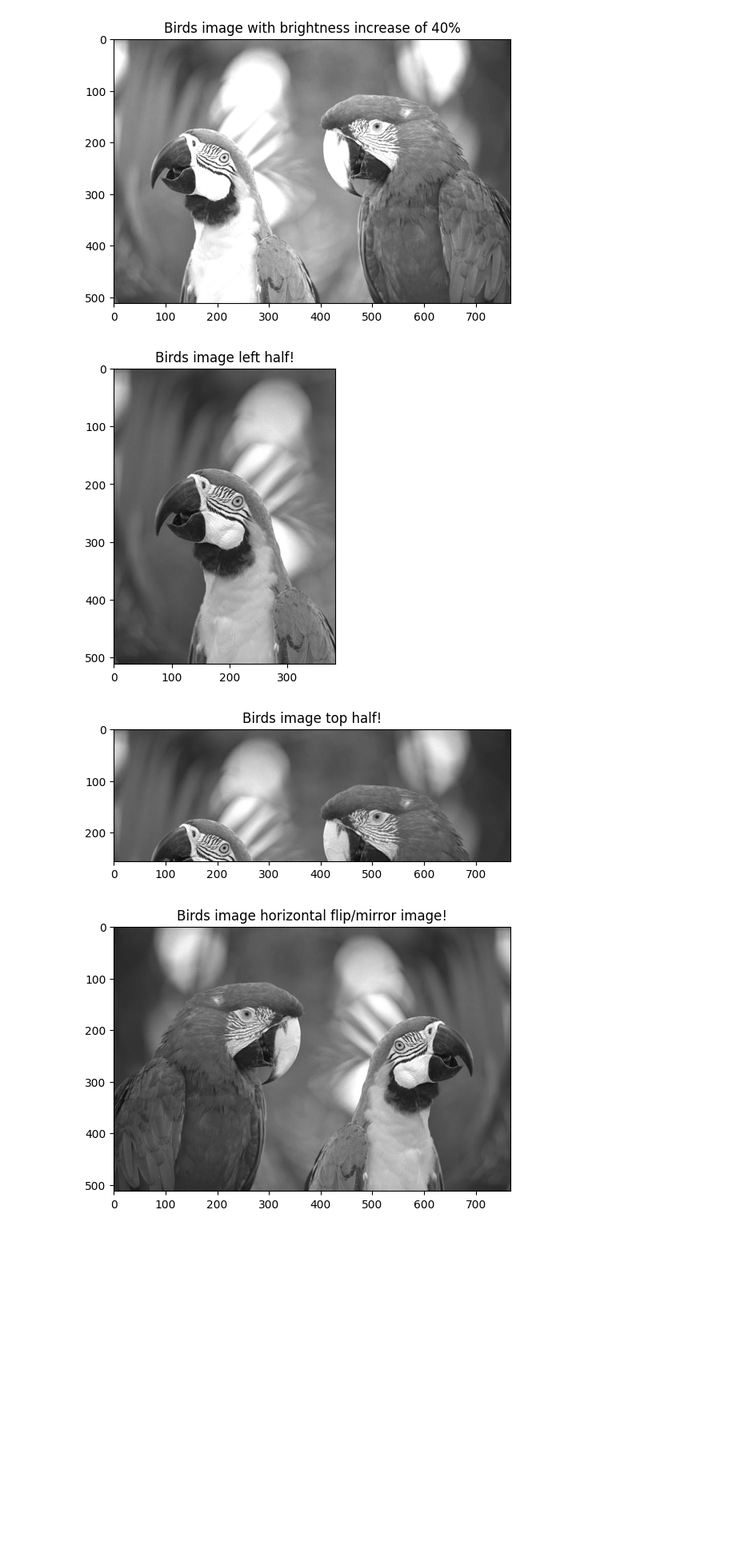
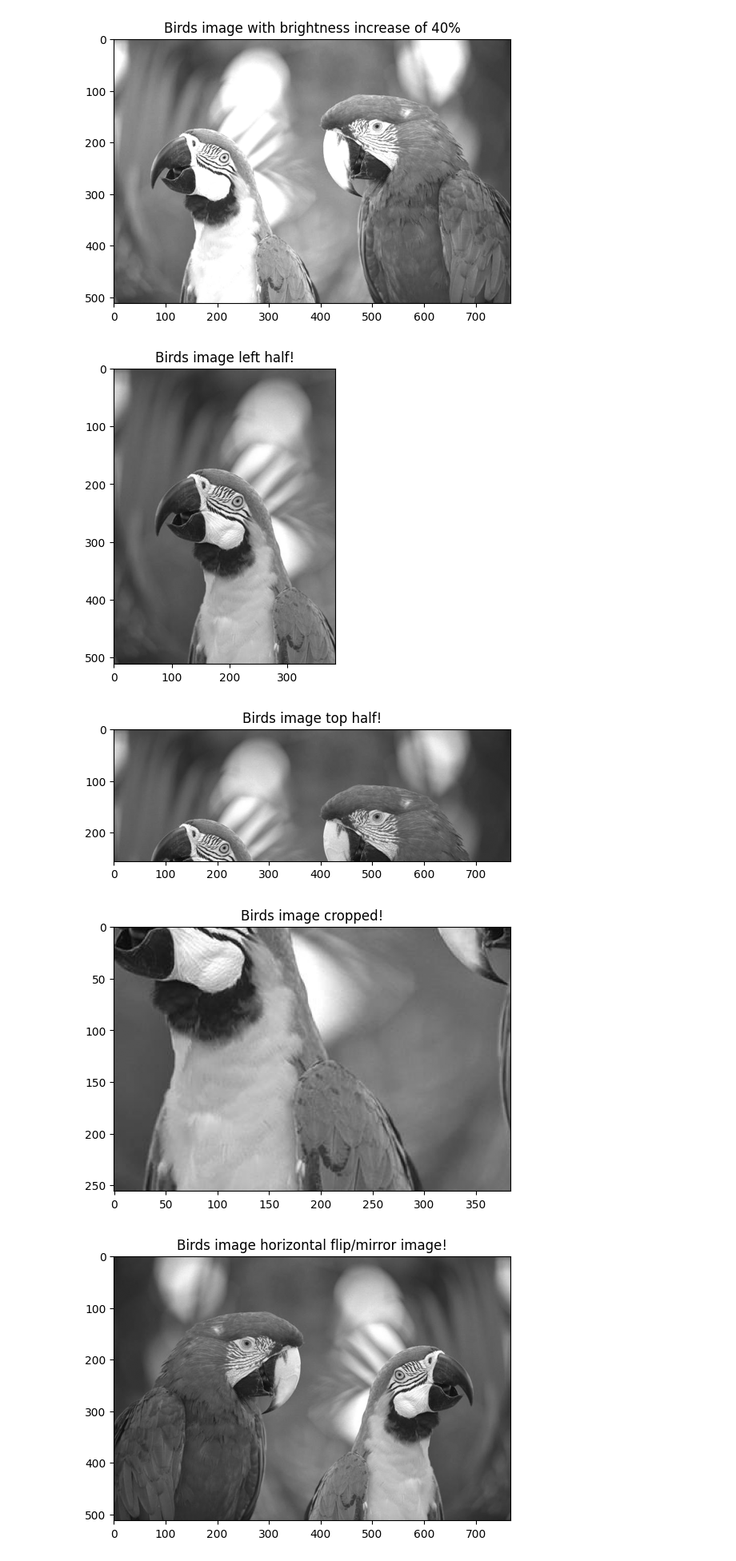
Before and after one commit to venkatbabukr/AllProjects, a Jupyter notebook: Scaler/Modules/Numpy_Buzz_Terms,_Nuances.ipynb, the cells around one changed output. Shown at 80% size. Cells and saved outputs as stored; diff of their text form; code cells hidden in the pictures; blank space fills up the shorter version.

Commit message:
NumPy nuances - Modularized and simplified all image operations

```diff
--- a/Scaler/Modules/Numpy_Buzz_Terms,_Nuances.ipynb
+++ b/Scaler/Modules/Numpy_Buzz_Terms,_Nuances.ipynb
@@ -1633,13 +1780,17 @@ show_image(f"Birds image with brightness increase of {brightness_increase_pct}%"
 # %%
 # Image cropping/slicing
 birds_img_array_left_half = birds_img_arr[:, :birds_img_arr.shape[1]//2]
 show_image("Birds image left half!", birds_img_array_left_half, cmap='gray')
 
 birds_img_array_top_half = birds_img_arr[:birds_img_arr.shape[0]//2, :]
 show_image("Birds image top half!", birds_img_array_top_half, cmap='gray')
+
+birds_img_array_cropped = crop_image(birds_img_arr, 250, 100, 50)
+show_image("Birds image cropped!", birds_img_array_cropped, cmap='gray')
 # %% [output]
 [figure]
 [figure]
+[figure, added]
 # %%
 # Rotation, Flipping etc...
 
```
Also changed, not shown: parts of 11 cells of this notebook.
